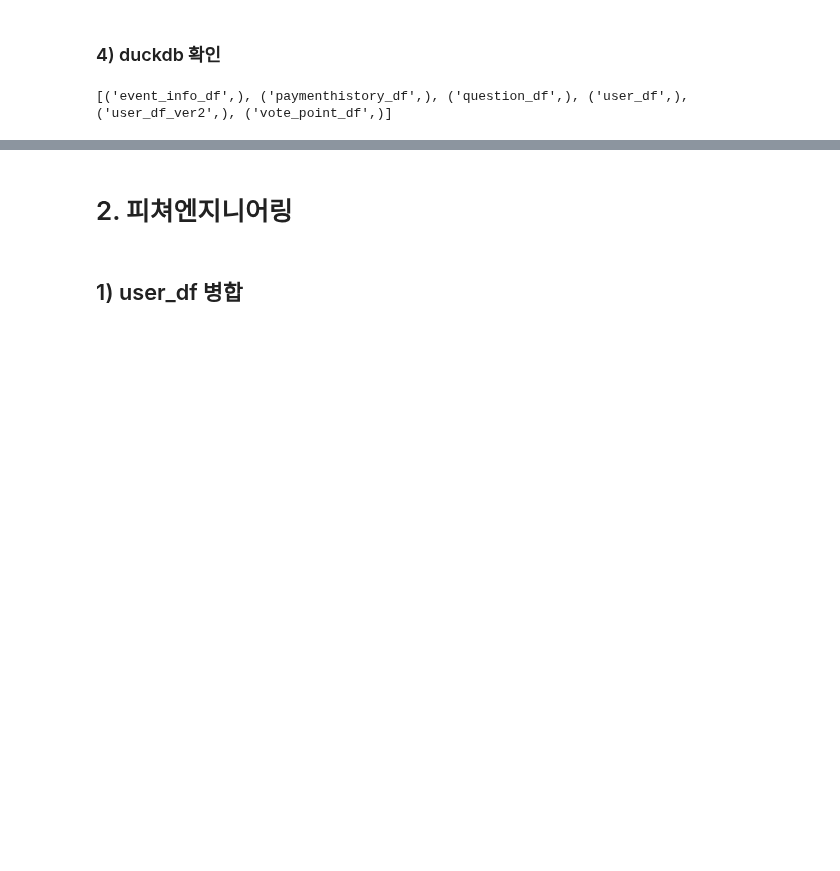
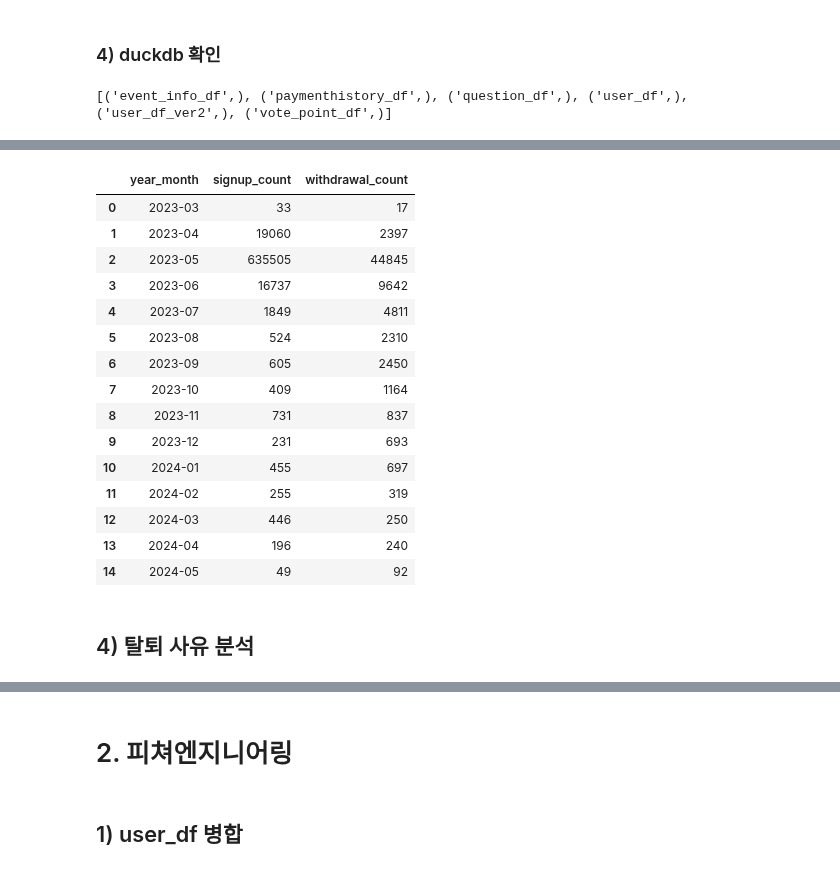
Before and after one commit to goheejieuri/final_project_team3, a Jupyter notebook: sohee.ipynb, the cells around one changed output, grey strips where cells are left out. Saved outputs shown, nothing was run; the diff lists cells and outputs as text; code cells hidden in the pictures; blank space fills up the shorter version.

```diff
--- a/sohee.ipynb
+++ b/sohee.ipynb
@@ -319,0 +343,10 @@ plt.show()
+# %%
+# 연도_월 컬럼 추가
+userwithdraw_df['year_month'] = userwithdraw_df['created_at'].dt.to_period('M').astype('str')
+
+# 월별 탈퇴자 수 집계
+withdraw_df = userwithdraw_df['year_month'].value_counts().reset_index()
+withdraw_df.columns = ['year_month', 'withdrawal_count']
+withdraw_df = withdraw_df.sort_values(by='year_month').reset_index(drop=True)
+
+withdraw_df
@@ -319,0 +370,10 @@ plt.show()
+# %%
+# 연도_월 컬럼 생성
+user_df['yser_month'] = user_df['created_at'].dt.to_period('M').astype('str')
+
+# 월별 가입자 수 집계
+signup_df = user_df['yser_month'].value_counts().reset_index()
+signup_df.columns = ['year_month', 'signup_count']
+signup_df = signup_df.sort_values(by='year_month').reset_index(drop=True)
+
+signup_df
@@ -319,0 +397,24 @@ plt.show()
+# %%
+# 가입자 수와 탈퇴자 수 병합
+
+monthly_summary = signup_df.merge(withdraw_df, how='left', on='year_month')
+monthly_summary
+# %% [output]
+|  | year_month | signup_count | withdrawal_count |
+| 0 | 2023-03 | 33 | 17 |
+| 1 | 2023-04 | 19060 | 2397 |
+| 2 | 2023-05 | 635505 | 44845 |
+| 3 | 2023-06 | 16737 | 9642 |
+| 4 | 2023-07 | 1849 | 4811 |
+| 5 | 2023-08 | 524 | 2310 |
+| 6 | 2023-09 | 605 | 2450 |
+| 7 | 2023-10 | 409 | 1164 |
+| 8 | 2023-11 | 731 | 837 |
+| 9 | 2023-12 | 231 | 693 |
+| 10 | 2024-01 | 455 | 697 |
+| 11 | 2024-02 | 255 | 319 |
+| 12 | 2024-03 | 446 | 250 |
+| 13 | 2024-04 | 196 | 240 |
+| 14 | 2024-05 | 49 | 92 |
+# %% [markdown]
+## 4) 탈퇴 사유 분석
```
Also changed, not shown: parts of 34 cells of this notebook, 1 other file.
